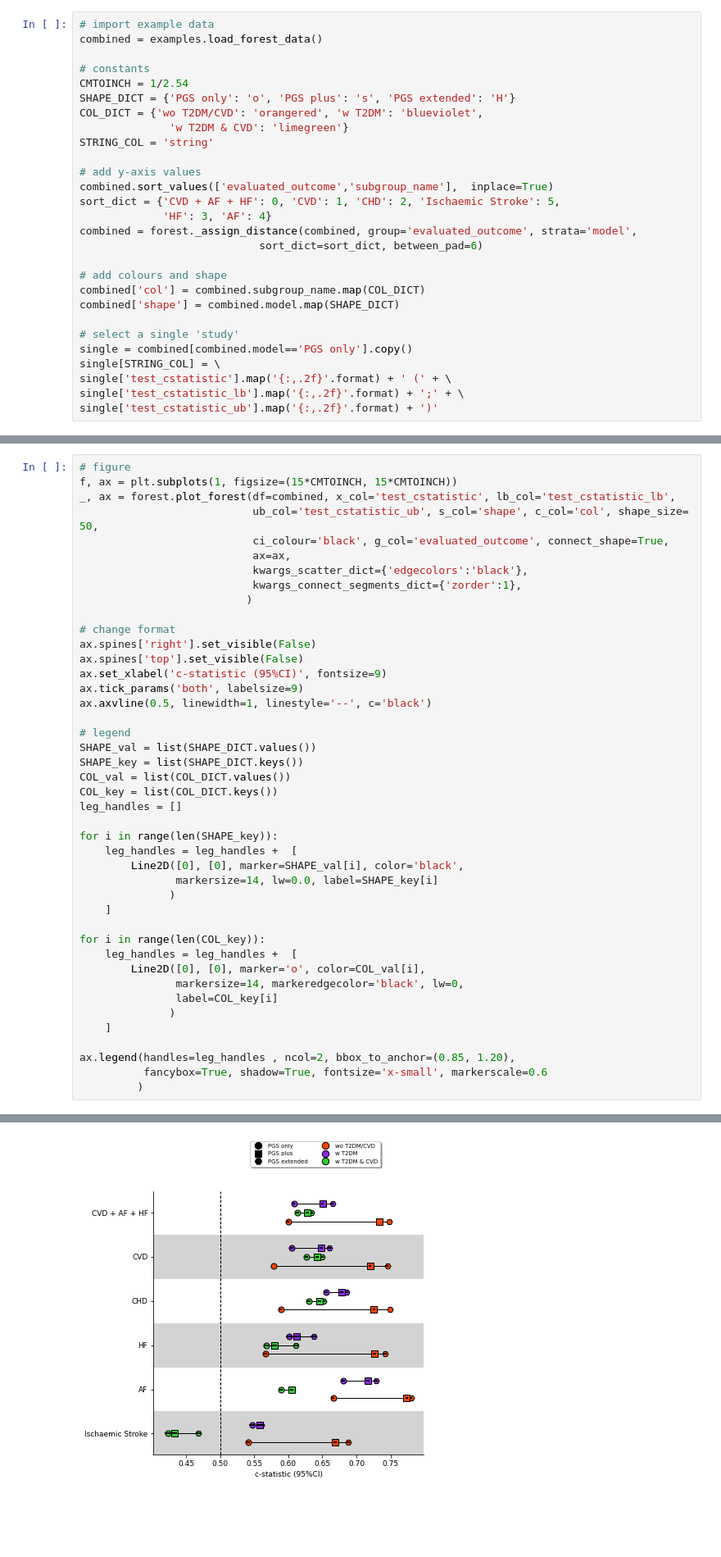
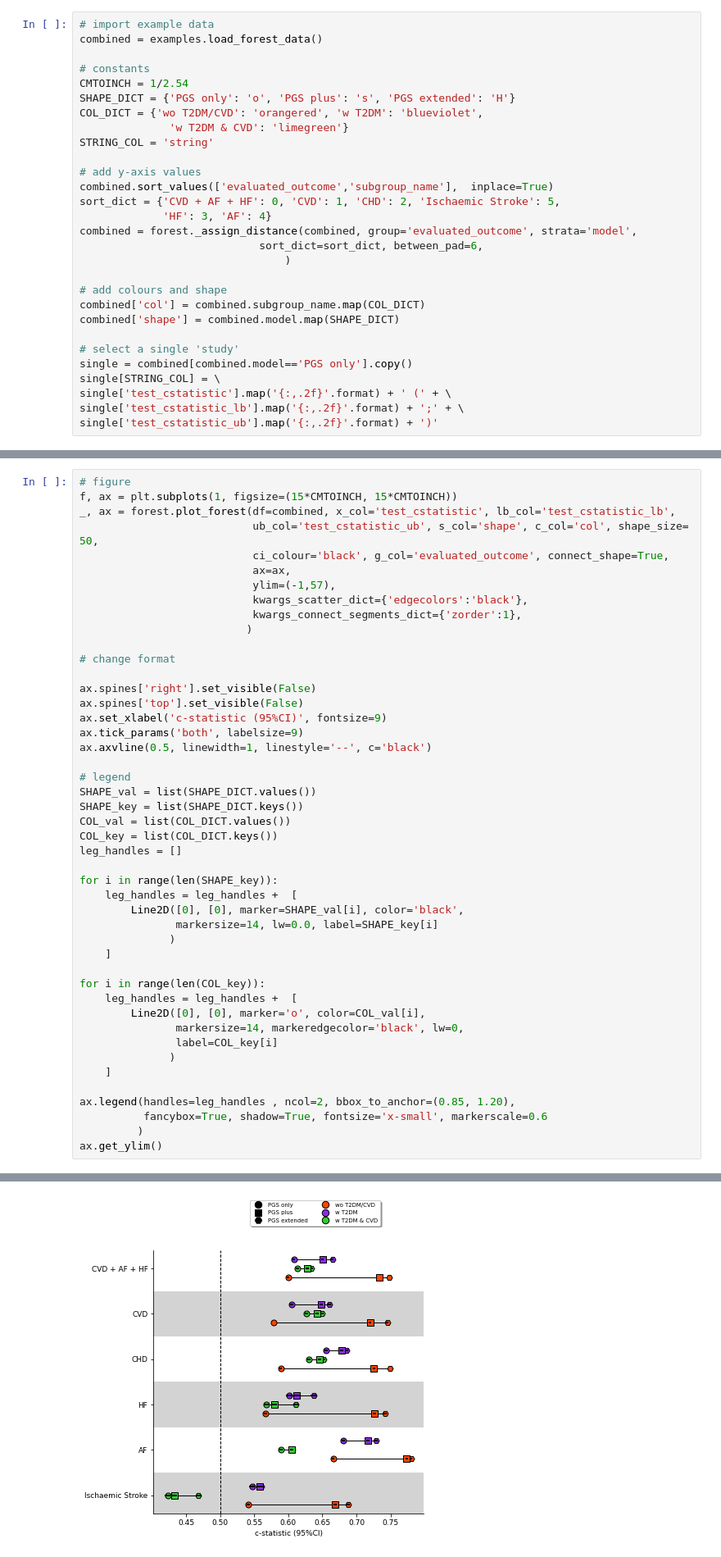
Before and after one commit to afschmidt/plot-misc, a Jupyter notebook: resources/examples/forestplot.ipynb, the cells around one changed output, grey strips where cells are left out. Shown at 82% size. Saved outputs shown, nothing was run; the diff lists cells and outputs as text; blank space fills up the shorter version.

Commit message:
Added `ylim` argument to forest_plot

```diff
--- a/resources/examples/forestplot.ipynb
+++ b/resources/examples/forestplot.ipynb
@@ -26,7 +26,8 @@ combined.sort_values(['evaluated_outcome','subgroup_name'],  inplace=True)
 sort_dict = {'CVD + AF + HF': 0, 'CVD': 1, 'CHD': 2, 'Ischaemic Stroke': 5,
              'HF': 3, 'AF': 4}
 combined = forest._assign_distance(combined, group='evaluated_outcome', strata='model',
-                            sort_dict=sort_dict, between_pad=6)
+                            sort_dict=sort_dict, between_pad=6,
+                                )
 
 # add colours and shape
 combined['col'] = combined.subgroup_name.map(COL_DICT)
@@ -49,11 +50,13 @@ _, ax = forest.plot_forest(df=combined, x_col='test_cstatistic', lb_col='test_cs
                            ub_col='test_cstatistic_ub', s_col='shape', c_col='col', shape_size= 50,
                            ci_colour='black', g_col='evaluated_outcome', connect_shape=True,
                            ax=ax,
+                           ylim=(-1,57),
                            kwargs_scatter_dict={'edgecolors':'black'},
                            kwargs_connect_segments_dict={'zorder':1},
                           )
 
 # change format
+
 ax.spines['right'].set_visible(False)
 ax.spines['top'].set_visible(False)
 ax.set_xlabel('c-statistic (95%CI)', fontsize=9)
@@ -85,4 +88,5 @@ for i in range(len(COL_key)):
 ax.legend(handles=leg_handles , ncol=2, bbox_to_anchor=(0.85, 1.20),
           fancybox=True, shadow=True, fontsize='x-small', markerscale=0.6
          )
+ax.get_ylim()
 # %% [output]
@@ -90,4 +94,4 @@ ax.legend(handles=leg_handles , ncol=2, bbox_to_anchor=(0.85, 1.20),
-[figure, old version]
+[figure, new version]
 # %% [markdown]
 ## Classic forest plot
 Next we will use the same function to depict a more classical forest plot with a single estimate and confidence interval on each line. Note that due to the study sample size the confidence are very small and plotting the confidence interval _on top_ of the shape will usually look better.
```
Also changed, not shown: parts of 4 cells of this notebook, 1 other file.
